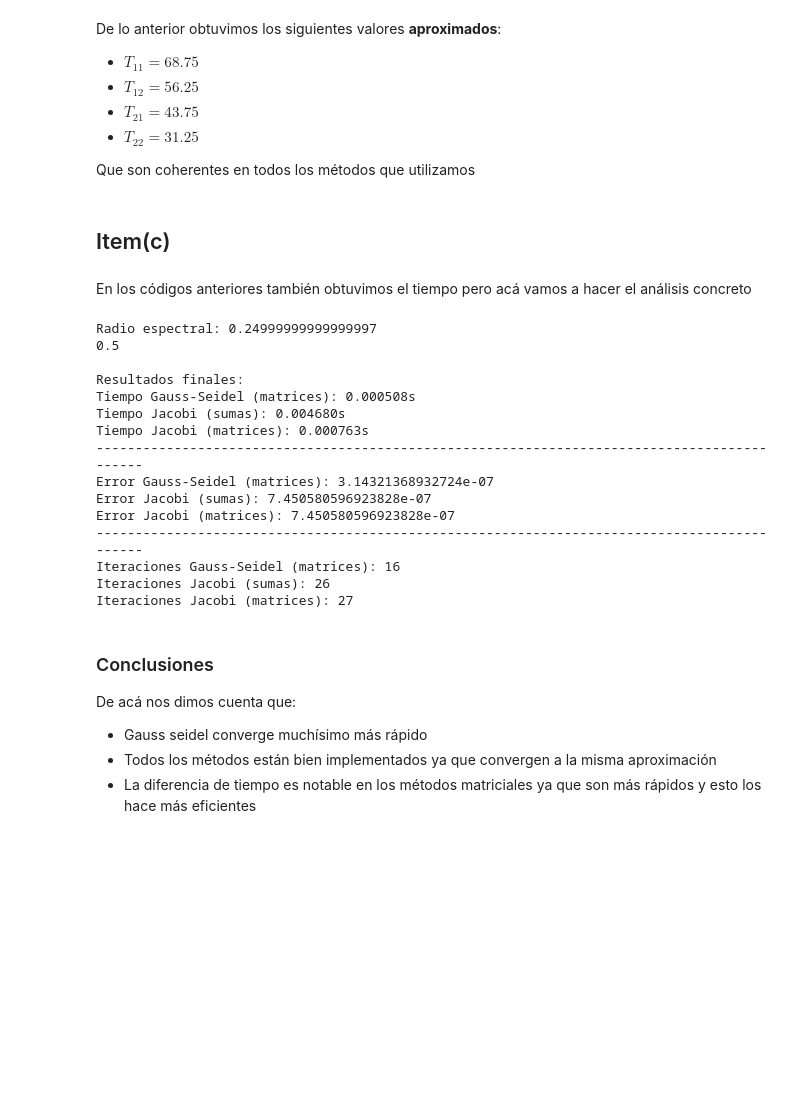
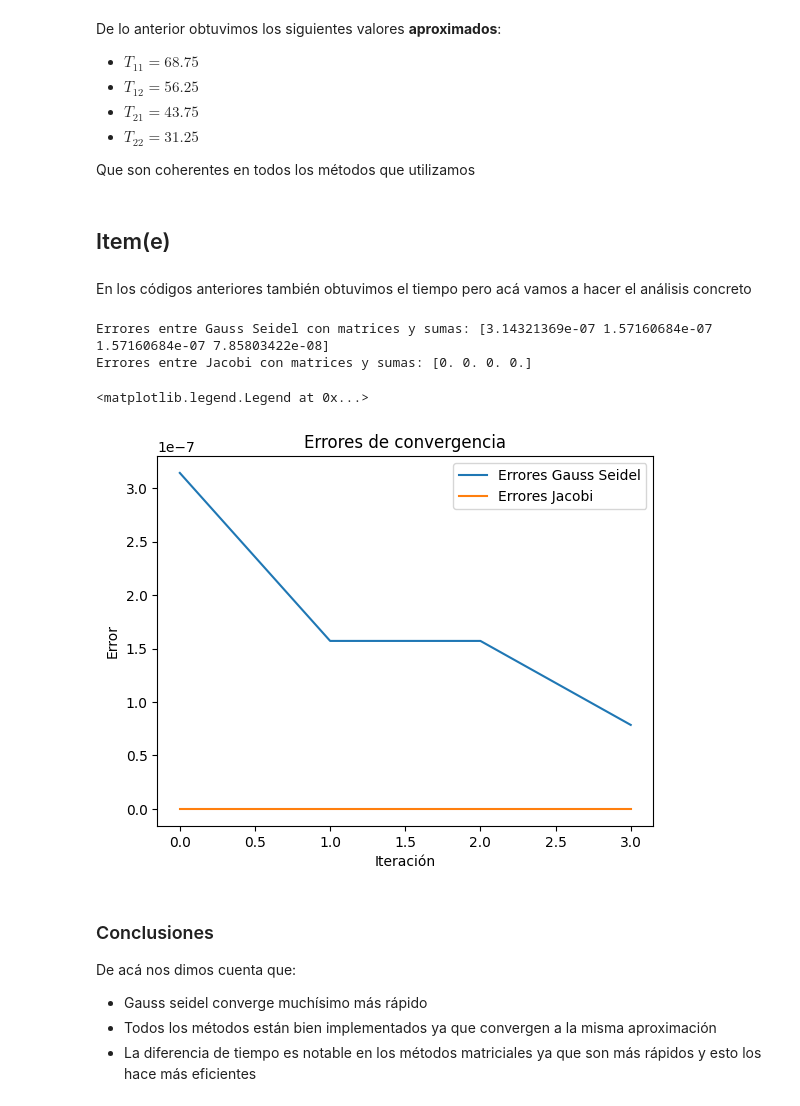
Before and after one commit to justjaaara/semestre_v, a Jupyter notebook: Analisis_numerico/Taller_2/taller2.ipynb, the cells around one changed output. Saved outputs shown, nothing was run; the diff lists cells and outputs as text; code cells hidden in the pictures; blank space fills up the shorter version.

```diff
--- a/Analisis_numerico/Taller_2/taller2.ipynb
+++ b/Analisis_numerico/Taller_2/taller2.ipynb
@@ -95,4 +440,6 @@ Gauss Seidel con matrices: (array([68.7499999 , 56.24999995, 43.74999995, 31.249
 # %% [markdown]
 ## Item (b)
 # %%
-# TODO Método de Gauss Seidel con sumas
+
+sol_gauss_seidel_sumas = gauss_seidel_sumas(A, b, x0, 1e-6)
+print("Gauss Seidel con sumas:", sol_gauss_seidel_sumas)
@@ -125,57 +472,28 @@ De lo anterior obtuvimos los siguientes valores **aproximados**:
 
 Que son coherentes en todos los métodos  que utilizamos
 # %% [markdown]
-## Item(c)
+## Item(e)
 # %% [markdown]
 En los códigos anteriores también obtuvimos el tiempo pero acá vamos a hacer el análisis concreto
 # %%
-from sel import gauss_seidel_matrices, jacobi_con_sumas, jacobi_con_matrices
 import matplotlib.pyplot as plt
 
+errores_guass_seidel = np.abs(sol_gauss_seidel_matrices[0] - sol_gauss_seidel_sumas[0])
+print("Errores entre Gauss Seidel con matrices y sumas:", errores_guass_seidel)
+errores_jacobi = np.abs(sol_jacobi_con_matrices[0] - sol_jacobi_con_sumas[0])
+print("Errores entre Jacobi con matrices y sumas:", errores_jacobi)
 
-x_gauss_seidel_matrices, err_gauss_seidel_matrices, tiempo_gauss_seidel_matrices, iteraciones_gauss_seidel_matrices = gauss_seidel_matrices(A, b, x0, 1e-6)
-#TODO:  x_gss, err_gss, t_gss = gauss_seidel_sumas(A, b, x0, 1e-6)
-x_jacobi_con_sumas, err_jacobi_con_sumas, tiempo_jacobi_con_sumas, iteraciones_jacobi_con_sumas = jacobi_con_sumas(A, b, x0, 1000, 1e-6)
-x_jacobi_con_matrices, err_jacobi_con_matrices, tiempo_jacobi_con_matrices, iteraciones_jacobi_con_matrices = jacobi_con_matrices(A, b, x0, 1e-6)
-
-
-err_gauss_seidel_matrices = float(err_gauss_seidel_matrices)
-err_jacobi_con_sumas = float(err_jacobi_con_sumas)
-err_jacobi_con_matrices = float(err_jacobi_con_matrices)
-
-print("\nResultados finales:")
-print(f"Tiempo Gauss-Seidel (matrices): {tiempo_gauss_seidel_matrices:.6f}s")
-print(f"Tiempo Jacobi (sumas): {tiempo_jacobi_con_sumas:.6f}s")
-print(f"Tiempo Jacobi (matrices): {tiempo_jacobi_con_matrices:.6f}s")
-
-print("--------------------------------------------------------------------------------------------")
-print(f"Error Gauss-Seidel (matrices): {err_gauss_seidel_matrices}")
-print(f"Error Jacobi (sumas): {err_jacobi_con_sumas}")
-print(f"Error Jacobi (matrices): {err_jacobi_con_matrices}")
-print("--------------------------------------------------------------------------------------------")
-
-print(f"Iteraciones Gauss-Seidel (matrices): {iteraciones_gauss_seidel_matrices}")
-print(f"Iteraciones Jacobi (sumas): {iteraciones_jacobi_con_sumas}")
-print(f"Iteraciones Jacobi (matrices): {iteraciones_jacobi_con_matrices}")
-
-
-# GRAFICAS
+plt.plot(errores_guass_seidel, label='Errores Gauss Seidel')
+plt.plot(errores_jacobi, label='Errores Jacobi')
+plt.xlabel('Iteración')
+plt.ylabel('Error')
+plt.title('Errores de convergencia')
+plt.legend()
 # %% [output]
-Radio espectral: 0.24999999999999997
-0.5
-
-Resultados finales:
-Tiempo Gauss-Seidel (matrices): 0.000508s
-Tiempo Jacobi (sumas): 0.004680s
-Tiempo Jacobi (matrices): 0.000763s
---------------------------------------------------------------------------------------------
-Error Gauss-Seidel (matrices): 3.14321368932724e-07
-Error Jacobi (sumas): 7.450580596923828e-07
-Error Jacobi (matrices): 7.450580596923828e-07
---------------------------------------------------------------------------------------------
-Iteraciones Gauss-Seidel (matrices): 16
-Iteraciones Jacobi (sumas): 26
-Iteraciones Jacobi (matrices): 27
+Errores entre Gauss Seidel con matrices y sumas: [3.14321369e-07 1.57160684e-07 1.57160684e-07 7.85803422e-08]
+Errores entre Jacobi con matrices y sumas: [0. 0. 0. 0.]
+<matplotlib.legend.Legend at 0x...>
+[figure, added]
 # %% [markdown]
 ### Conclusiones
 
```
Also changed, not shown: parts of 15 cells of this notebook, 13 other files.
